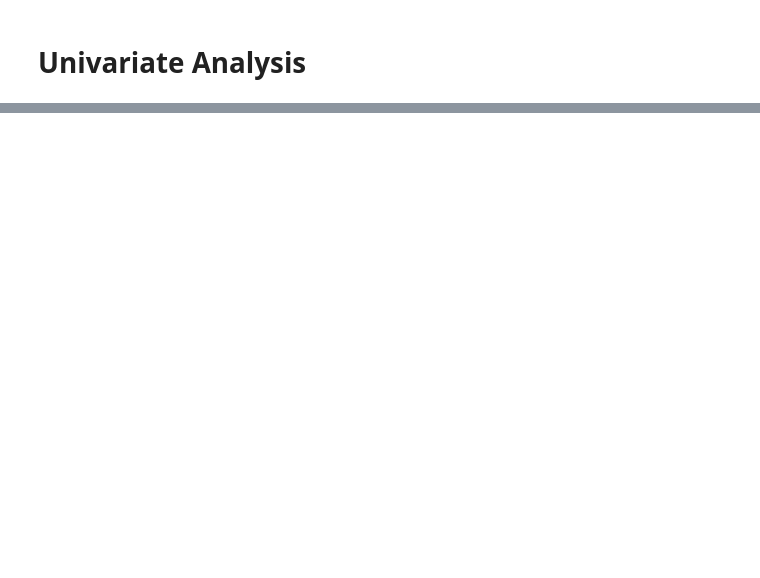
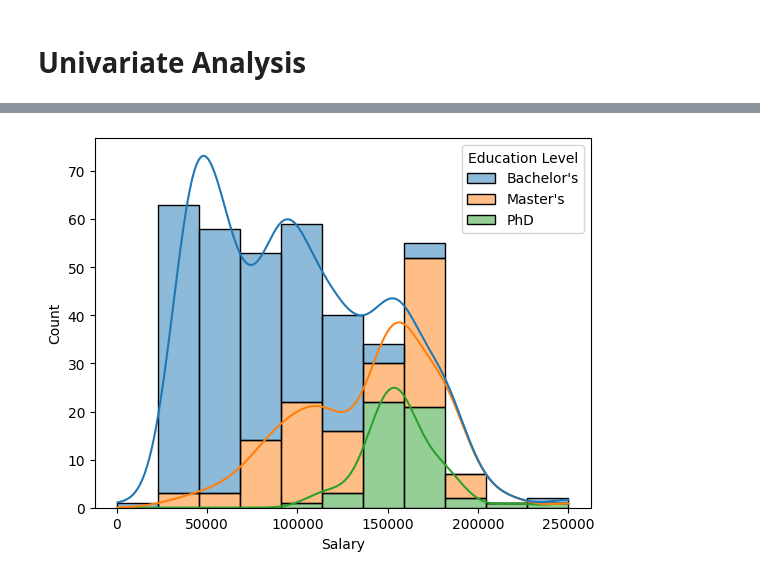
Before and after one commit to VishRoy/kaggle-notebook, a Jupyter notebook: salary-prediction.ipynb, the cells around one changed output, grey strips where cells are left out. Cells and saved outputs as stored; diff of their text form; code cells hidden in the pictures; blank space fills up the shorter version.

```diff
--- a/salary-prediction.ipynb
+++ b/salary-prediction.ipynb
@@ -74,0 +101,5 @@ dtype: int64
+# %%
+sns.histplot(data=df, x="Salary", hue="Education Level", kde=True, multiple="stack")
+plt.show()
+# %% [output]
+[figure, added]
```
Also changed, not shown: parts of 40 cells of this notebook.
